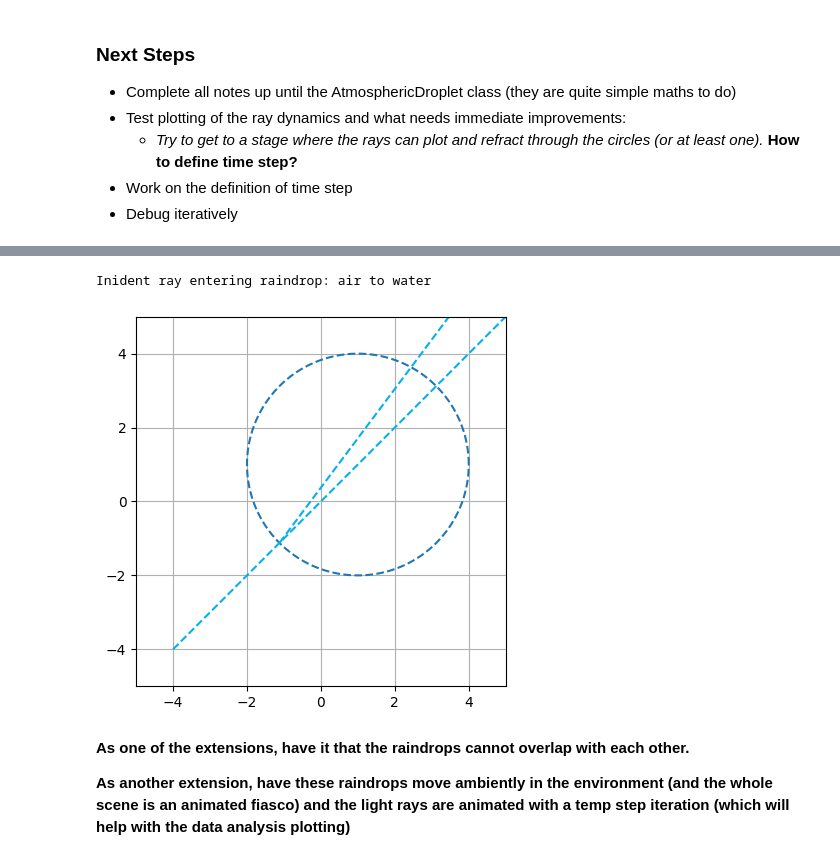
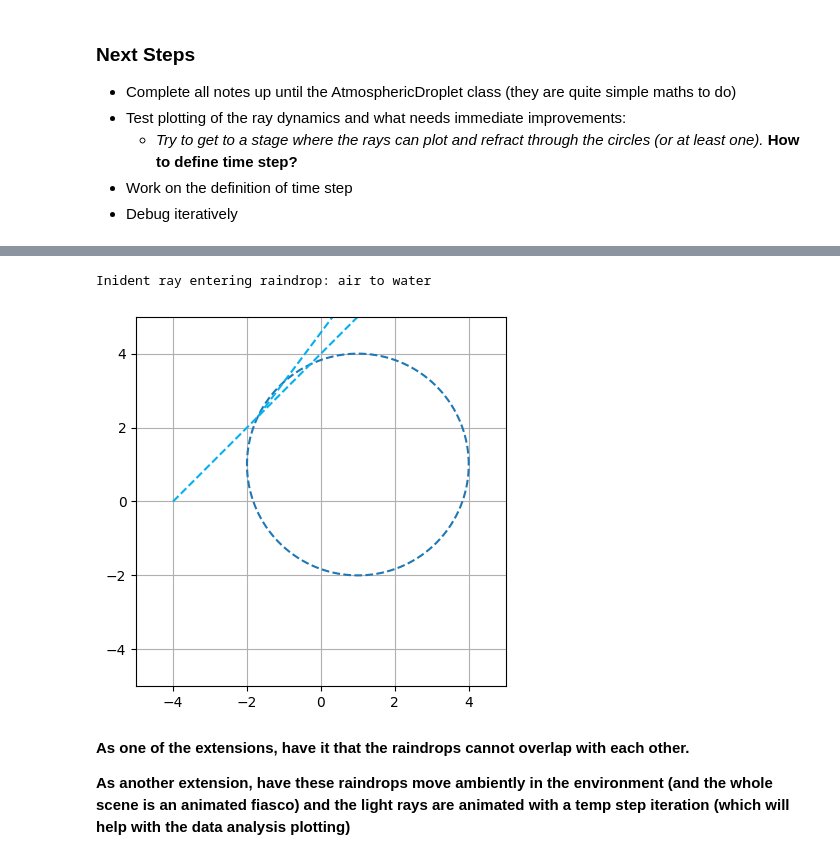
Before and after one commit to CorinnnaZ/CompChallenge, a Jupyter notebook: extension.ipynb, the cells around one changed output, grey strips where cells are left out. Drawn from its saved outputs; the diff is of its cells as text; code cells hidden in the pictures.

```diff
--- a/extension.ipynb
+++ b/extension.ipynb
@@ -321,30 +321,30 @@ class RainDrop:
             return (x, y)
 # %%
 droplet = RainDrop((1, 1), 3)
-light_beam = Ray((-4,-4), (1,1), 500)
+light_beam = Ray((-4,0), (1,1), 500)
 intersection_point = droplet.find_intersection(light_beam)
 
 
 drop_coor = droplet.equation_for_raindrop()
 plt.plot(drop_coor[0], drop_coor[1], '--')
 
 
 plotting, colour = light_beam.ray_plotting()
 plt.plot(plotting[0], plotting[1], '--', color=colour)
 
 
 normal_plotting = droplet.refraction_ray(light_beam, intersection_point)
 plt.plot(normal_plotting[0], normal_plotting[1], '--', color=colour)
 
 plt.xlim(-5, 5)
 plt.ylim(-5,5)
 
 plt.grid()
 plt.gca().set_aspect(1)
 plt.show()
 # %% [output]
 Inident ray entering raindrop: air to water
-[figure, old version]
+[figure, new version]
 # %% [markdown]
 **As one of the extensions, have it that the raindrops cannot overlap with each other.**
 
```
Also changed, not shown: parts of 1 cell of this notebook.
